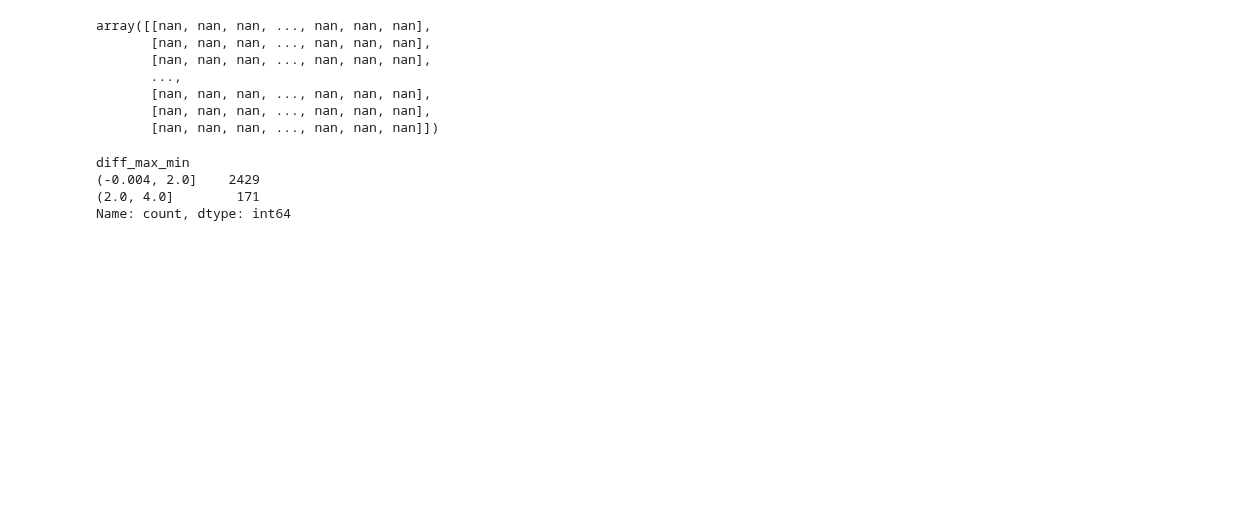
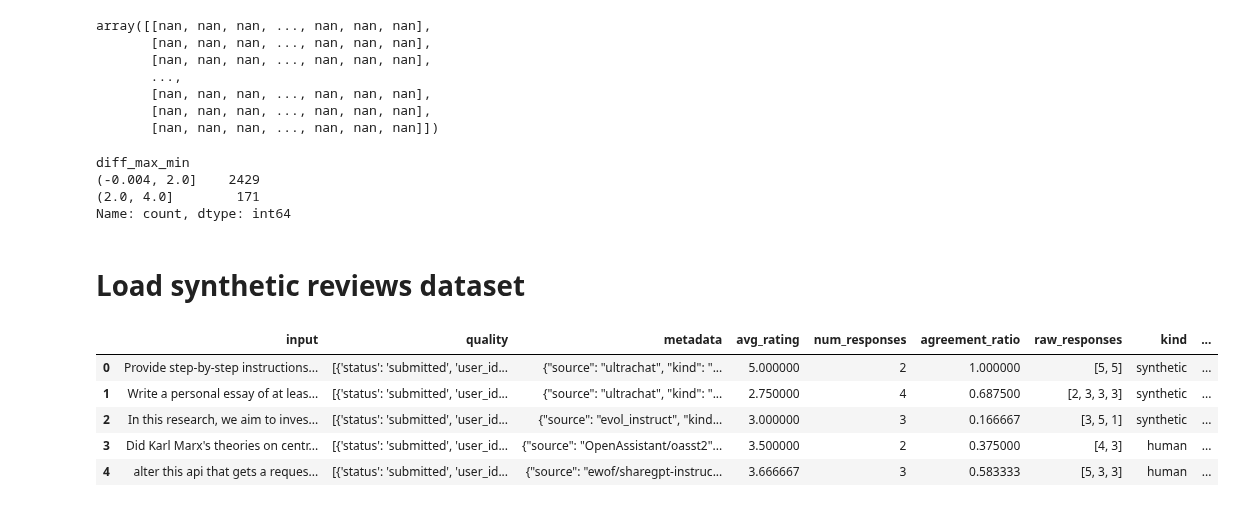
Before and after one commit to argilla-io/distilabel-workbench, a Jupyter notebook: dibt/notebooks/IAA_prompt_collective.ipynb, the cells around one changed output. Saved outputs shown, nothing was run; the diff lists cells and outputs as text; code cells hidden in the pictures; blank space fills up the shorter version.

```diff
--- a/dibt/notebooks/IAA_prompt_collective.ipynb
+++ b/dibt/notebooks/IAA_prompt_collective.ipynb
@@ -272,3 +278,9 @@ diff_max_min
 (-0.004, 2.0]    2429
 (2.0, 4.0]        171
 Name: count, dtype: int64
+# %% [markdown]
+# Load synthetic reviews dataset
+# %%
+synthetic_dataset = load_dataset(
+    "argilla/DIBT_prompts_ranked_synthetic_n3_s1000", split="train"
+)
@@ -274,0 +289,10 @@ Name: count, dtype: int64
+# %%
+df = processed_synthetic_dataset.to_pandas()
+df.head()
+# %% [output]
+|  | input | quality | metadata | avg_rating | num_responses | agreement_ratio | raw_responses | kind | ... |
+| 0 | Provide step-by-step instructions... | [{'status': 'submitted', 'user_id... | {"source": "ultrachat", "kind": "... | 5.000000 | 2 | 1.000000 | [5, 5] | synthetic | ... |
+| 1 | Write a personal essay of at leas... | [{'status': 'submitted', 'user_id... | {"source": "ultrachat", "kind": "... | 2.750000 | 4 | 0.687500 | [2, 3, 3, 3] | synthetic | ... |
+| 2 | In this research, we aim to inves... | [{'status': 'submitted', 'user_id... | {"source": "evol_instruct", "kind... | 3.000000 | 3 | 0.166667 | [3, 5, 1] | synthetic | ... |
+| 3 | Did Karl Marx's theories on centr... | [{'status': 'submitted', 'user_id... | {"source": "OpenAssistant/oasst2"... | 3.500000 | 2 | 0.375000 | [4, 3] | human | ... |
+| 4 | alter this api that gets a reques... | [{'status': 'submitted', 'user_id... | {"source": "ewof/sharegpt-instruc... | 3.666667 | 3 | 0.583333 | [5, 3, 3] | human | ... |
```
Also changed, not shown: parts of 19 cells of this notebook.
